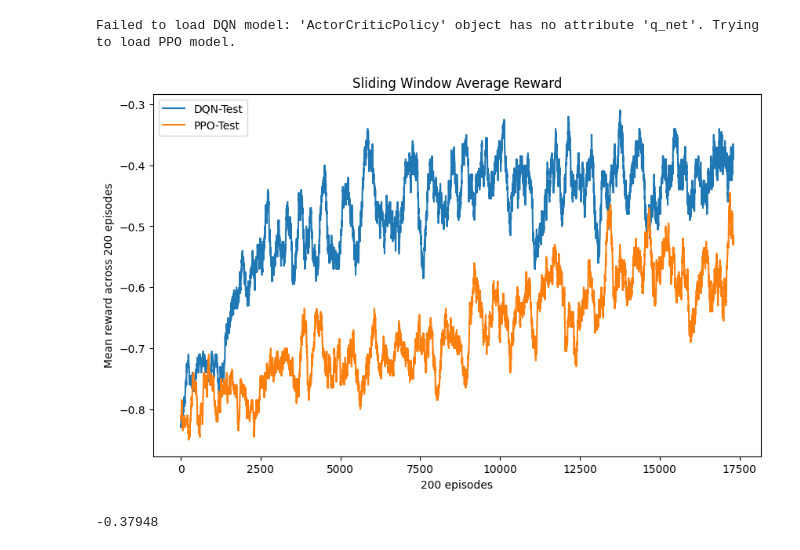
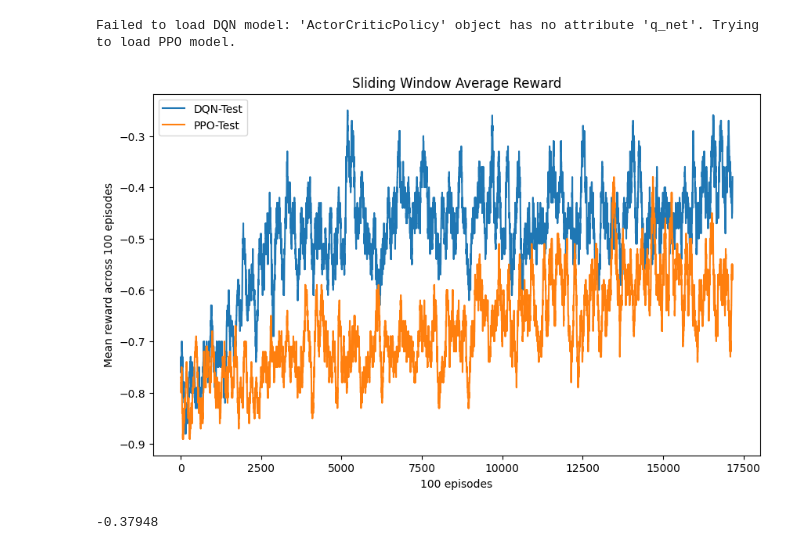
Before and after one commit to luisastue/hc-rl-thompson-sampling, a Jupyter notebook: sepsis/custom_sepsis/src/custom_sepsis/playground.ipynb, the cells around one changed output. Cells and saved outputs as stored; diff of their text form; code cells hidden in the pictures.

```diff
--- a/sepsis/custom_sepsis/src/custom_sepsis/playground.ipynb
+++ b/sepsis/custom_sepsis/src/custom_sepsis/playground.ipynb
@@ -58,6 +64,6 @@ episode.rewards
 # %%
-# dqn_training = train_dqn(true_env, 100_000, "Test")
-dqn_training = Training.load("data/trainings/DQN-Test_object.pkl")
+dqn_training = train_dqn(true_env, 100_000, "Test")
+# dqn_training = Training.load("data/trainings/DQN-Test_object.pkl")
 # %%
 # ppo_training = train_ppo(true_env, 100_000, "Test")
 ppo_training = Training.load("data/trainings/PPO-Test_object.pkl")
@@ -84,7 +90,7 @@ print(f"Number of unique policies: {len(unique_hashes)}")
 # %%
-plot_rewards([dqn_training, ppo_training], len(dqn_training.episodes), 200)
+plot_rewards([dqn_training, ppo_training], len(dqn_training.episodes), )
 # %% [output]
-[figure, old version]
+[figure, new version]
 # %%
 dqn_training.evaluate_policy(100000)
 # %% [output]
```
Also changed, not shown: parts of 8 cells of this notebook, 8 other files.
